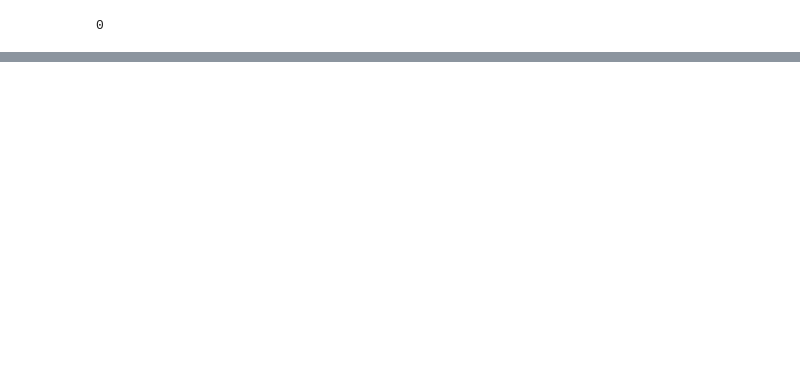
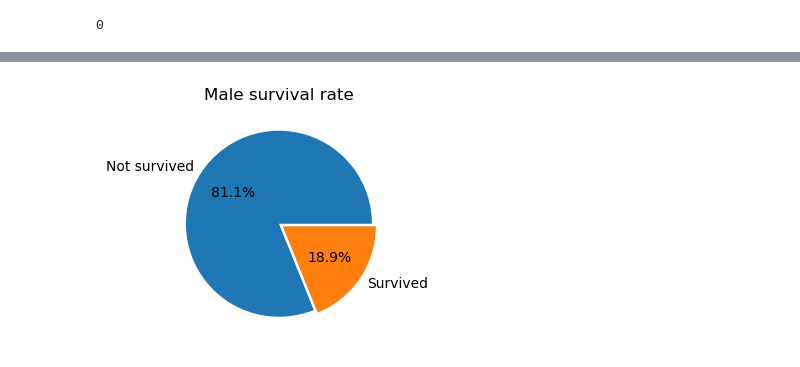
Before and after one commit to udaykamaliya/Project, a Jupyter notebook: PRODIGY_DS_02.ipynb, the cells around one changed output, grey strips where cells are left out. Cells and saved outputs as stored; diff of their text form; code cells hidden in the pictures; blank space fills up the shorter version.

```diff
--- a/PRODIGY_DS_02.ipynb
+++ b/PRODIGY_DS_02.ipynb
@@ -163,0 +172,8 @@ plt.show()
+# %%
+data[data['Sex'] == 'male'].Survived.groupby(data.Survived).count().plot(kind='pie',
+figsize=(3, 6),explode=[0,0.05],autopct='%1.1f%%',labels=["Not survived","Survived"])
+plt.ylabel("")
+plt.title("Male survival rate")
+plt.show()
+# %% [output]
+[figure, added]
```
Also changed, not shown: parts of 48 cells of this notebook.
